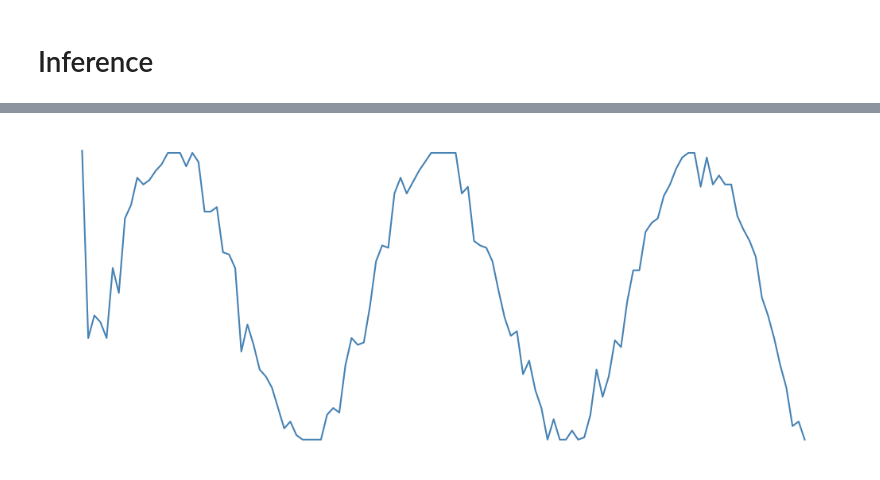
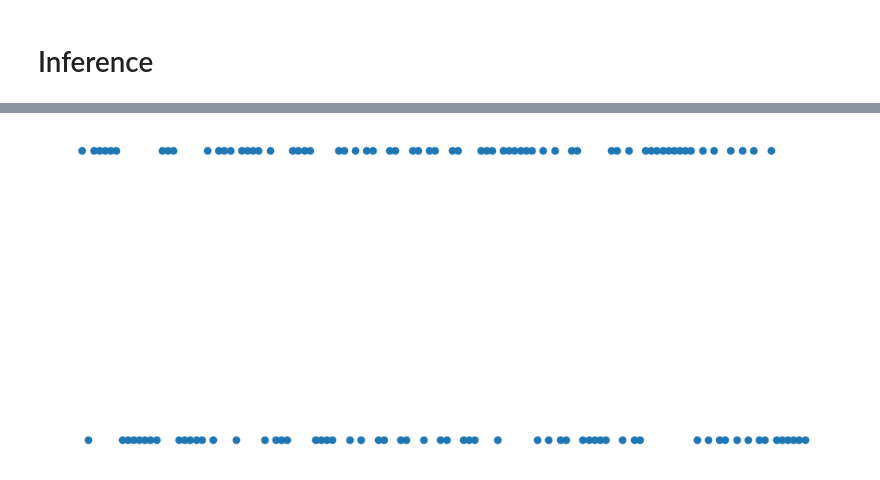
Before and after one commit to upsilonyc/edit-flows-guidance-demo, a Jupyter notebook: main.ipynb, the cells around one changed output, grey strips where cells are left out. Saved outputs shown, nothing was run; the diff lists cells and outputs as text; code cells hidden in the pictures.

Commit message:
G(v.3.) dtw-based reward, boxplot visualization

```diff
--- a/main.ipynb
+++ b/main.ipynb
@@ -860,7 +881,6 @@ So $u_{i, a} = \lambda_i \cdot Q_i(a)$
 import time
 from utils.baselines import *
 from typing import Callable, Dict, Optional
-
 import pandas as pd
 
 def make_target_pair():
@@ -877,7 +897,9 @@ def make_target_pair():
     )
     return x0[0].detach().cpu(), x1[0].detach().cpu()
 
-paired_x0, target_y = make_target_pair()
+paired_x0 = make_x0_with_bounds(batch_size=batch_size, min_length=min_seq_len, max_length=max_seq_len)[0]
+target_y = generate_quadratic_y()
+# paired_x0, target_y = make_target_pair()
 
 def sequence_logprob(step_logprobs: list[torch.Tensor]) -> torch.Tensor:
     """Return trajectory log-likelihood by summing per-step log-probabilities."""
@@ -907,6 +929,7 @@ def _ctmc_step(
     guidance: Optional[Callable] = None,
     target_y: Optional[torch.Tensor] = None,
     return_logprob: bool = False,
+    beta: int = 5
 ):
     """Single Euler-CTMC step shared by all methods."""
     x_t = x_t.detach().cpu()
@@ -934,8 +957,9 @@ def _ctmc_step(
             ins_probs,
             sub_probs,
             target_y,
+            beta
         )
-        if isinstance(guided, (tuple, list)) and len(guided) == 3:
+        if isinstance(guided, (tuple, list)) and len(guided) == 3: # exact_guidance_lambda
             lambda_ins, lambda_sub, lambda_del = guided
         elif isinstance(guided, (tuple, list)) and len(guided) == 5:
             lambda_ins, lambda_sub, lambda_del, ins_probs, sub_probs = guided
@@ -946,9 +970,9 @@ def _ctmc_step(
 
     # Bernoulli thinning for independent insertion and combined delete/substitute events.
     p_ins = (1 - torch.exp(-adapt_h * lambda_ins)).clamp(min=0.0, max=1.0)
-    p_del_sub = (1 - torch.exp(-adapt_h * (lambda_sub + lambda_del))).clamp(min=0.0, max=1.0)
+    p_del_sub = (1 - torch.exp(-adapt_h * (lambda_sub + lambda_del))).clamp(min=0.0, max=1.0) # del and sub are exclusive
 
-    ins_mask = torch.rand_like(p_ins) < p_ins
+    ins_mask = torch.rand_like(p_ins) < p_ins # determines positions with insertion operations
     del_sub_mask = torch.rand_like(p_del_sub) < p_del_sub
 
     rate_sum = (lambda_sub + lambda_del).clamp_min(EPS)
@@ -1011,6 +1035,7 @@ def sample(
     n_steps: int = 1000,
     initial_x: Optional[torch.Tensor] = None,
     return_trajectory: bool = False,
+    beta: int = 5 # reward sharpening
 ):
     """Shared sampler for unguided and guided inference, from x0 to x1."""
     model.eval()
@@ -1036,6 +1061,7 @@ def sample(
             guidance=guidance,
             target_y=target_y,
             return_logprob=return_logprob,
+            beta = beta
         )
         if return_trajectory:
             trajectory.append(x_t.clone())
@@ -1051,15 +1077,16 @@ def sample(
 # %%
 # optional: visualize x1
 import matplotlib.pyplot as plt
 from utils.baselines import trim_pad
+xs = np.linspace(0, 128, 128)
 y = trim_pad(target_y)
 values = np.asarray(y, dtype=float)
 fig, ax = plt.subplots(figsize=(10, 4))
-ax.plot(values, linewidth=1.5, color="steelblue")
+ax.scatter(xs, values)
 ax.set_axis_off()
 fig.subplots_adjust(left=0, right=1, top=1, bottom=0)
 plt.show()
 # %% [output]
-[figure, old version]
+[figure, new version]
 # %%
 # key utils and algorithms for guidance baselines
```
Also changed, not shown: parts of 10 cells of this notebook, 2 other files.
